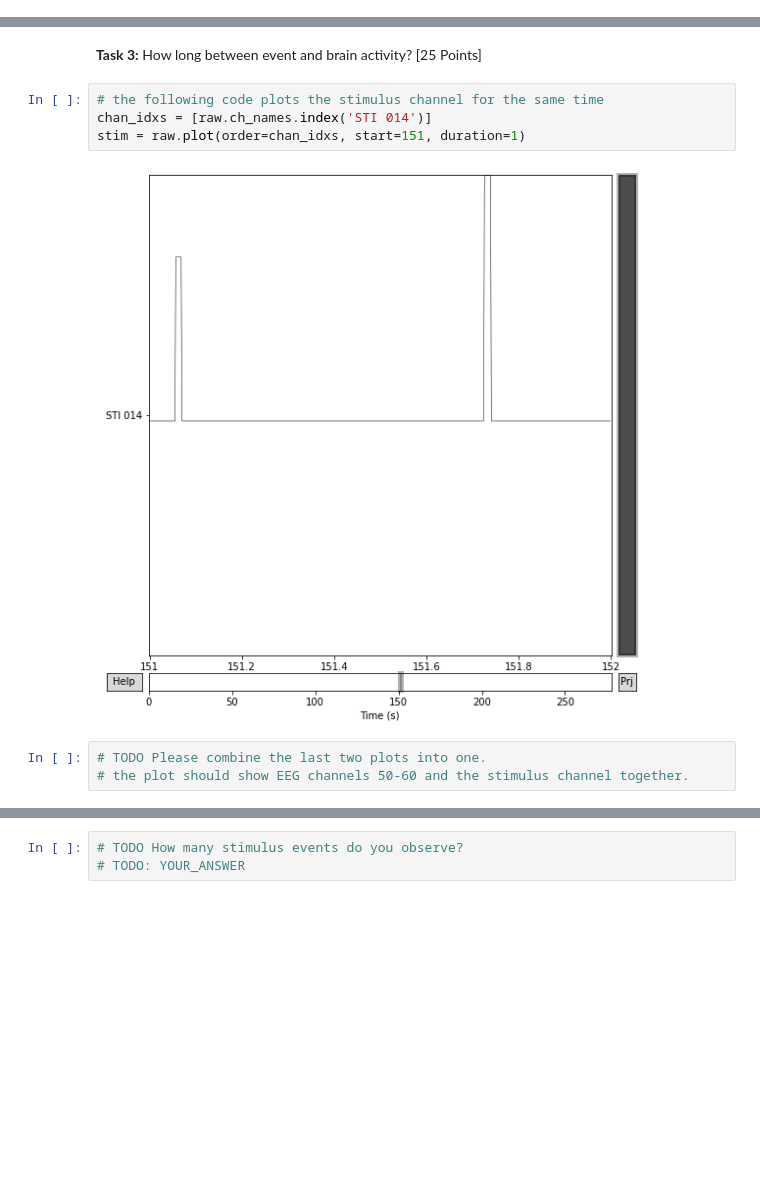
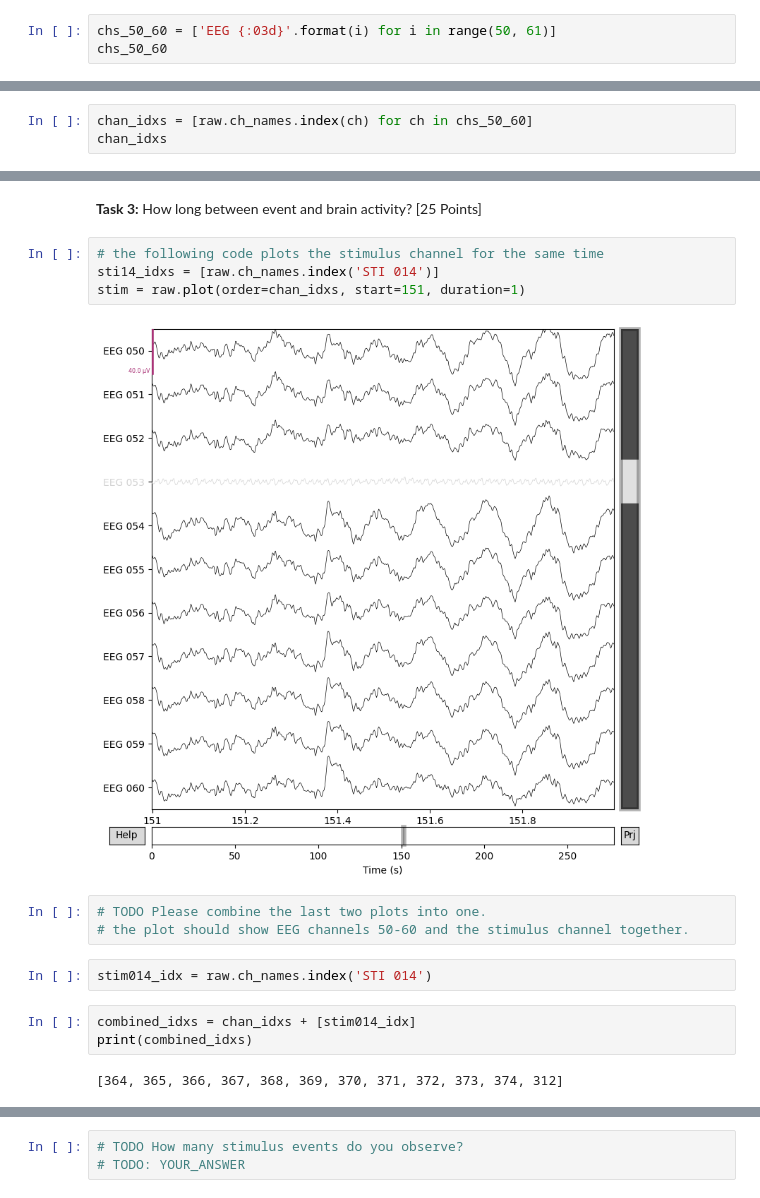
Before and after one commit to suyz1213/cs666student, a Jupyter notebook: CS666_Assignment_2.ipynb, the cells around one changed output, grey strips where cells are left out. Cells and saved outputs as stored; diff of their text form; blank space fills up the shorter version.

```diff
--- a/CS666_Assignment_2.ipynb
+++ b/CS666_Assignment_2.ipynb
@@ -87,2 +127,5 @@ Using matplotlib as 2D backend.
 # %%
 # TODO please plot EEG channels 50-60 for 1 second after 151 seconds.
+# %%
+chs_50_60 = ['EEG {:03d}'.format(i) for i in range(50, 61)]
+chs_50_60
@@ -88,0 +144,3 @@ Using matplotlib as 2D backend.
+# %%
+chan_idxs = [raw.ch_names.index(ch) for ch in chs_50_60]
+chan_idxs
@@ -98,10 +205,17 @@ Using matplotlib as 2D backend.
 **Task 3:** How long between event and brain activity? [25 Points]
 # %%
 # the following code plots the stimulus channel for the same time
-chan_idxs = [raw.ch_names.index('STI 014')]
+sti14_idxs = [raw.ch_names.index('STI 014')]
 stim = raw.plot(order=chan_idxs, start=151, duration=1)
 # %% [output]
-[figure, old version]
+[figure, new version]
 # %%
 # TODO Please combine the last two plots into one.
 # the plot should show EEG channels 50-60 and the stimulus channel together.
+# %%
+stim014_idx = raw.ch_names.index('STI 014')
+# %%
+combined_idxs = chan_idxs + [stim014_idx]
+print(combined_idxs)
+# %% [output]
+[364, 365, 366, 367, 368, 369, 370, 371, 372, 373, 374, 312]
```
Also changed, not shown: parts of 39 cells of this notebook.
